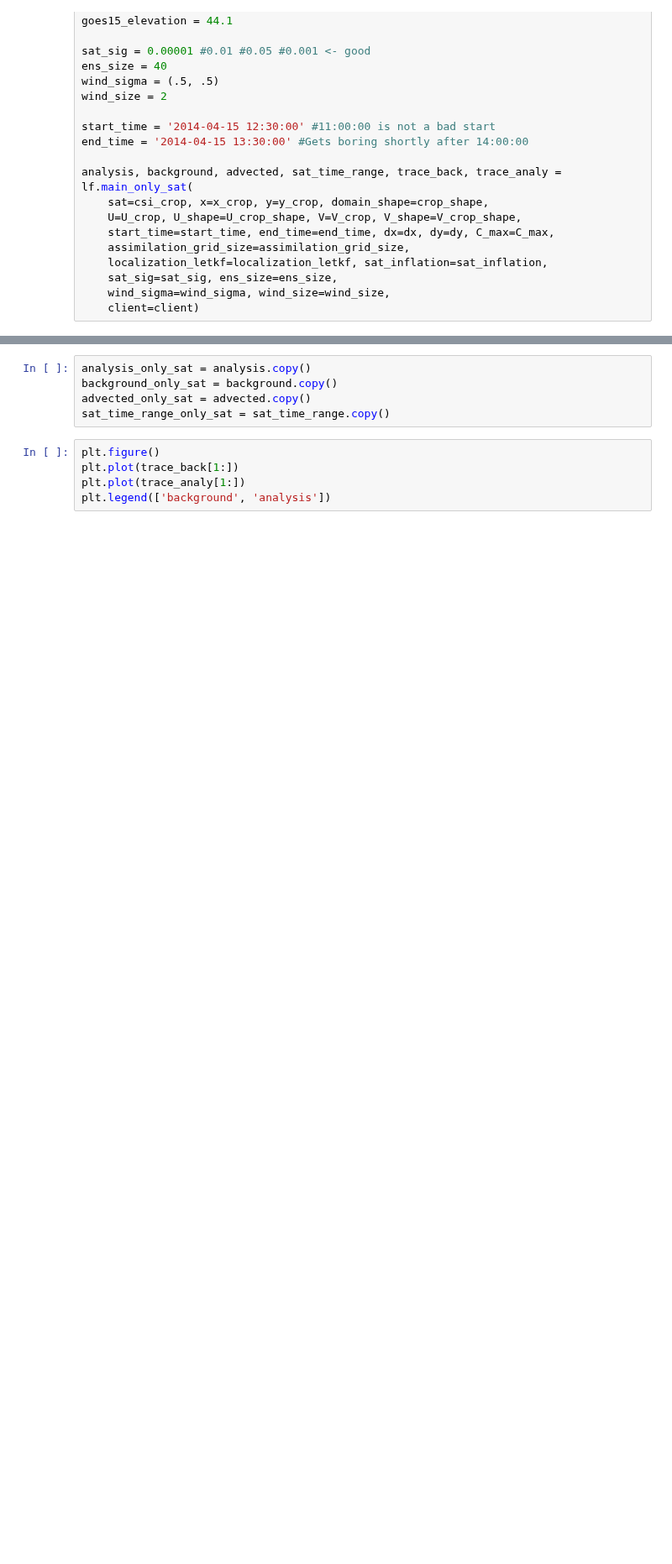
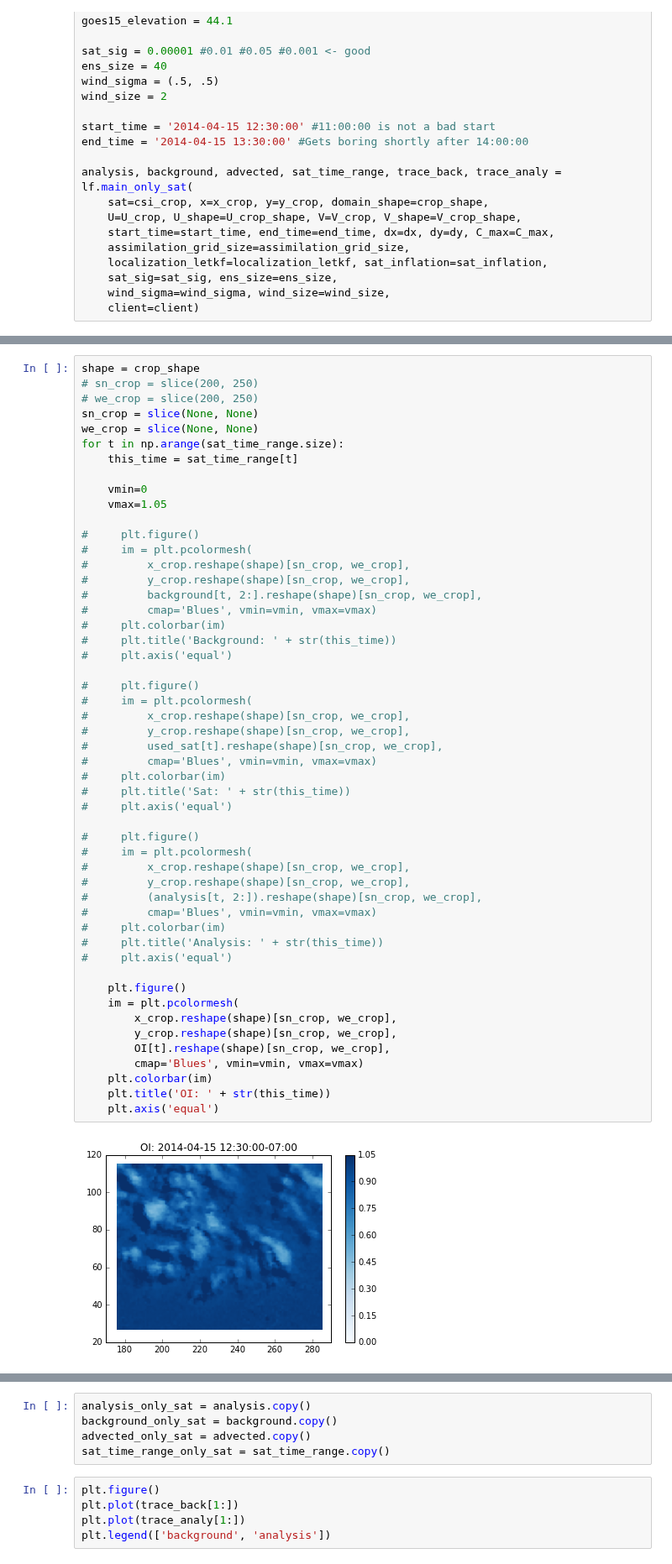
Before and after one commit to travisMharty/letkf_forecasting, a Jupyter notebook: run_file.ipynb, the cells around one changed output, grey strips where cells are left out. Shown at 84% size. Drawn from its saved outputs; the diff is of its cells as text; blank space fills up the shorter version.

```diff
--- a/run_file.ipynb
+++ b/run_file.ipynb
@@ -230,0 +245,53 @@ advection_number: 2
+# %%
+shape = crop_shape
+# sn_crop = slice(200, 250)
+# we_crop = slice(200, 250)
+sn_crop = slice(None, None)
+we_crop = slice(None, None)
+for t in np.arange(sat_time_range.size):
+    this_time = sat_time_range[t]
+
+    vmin=0
+    vmax=1.05
+
+#     plt.figure()
+#     im = plt.pcolormesh(
+#         x_crop.reshape(shape)[sn_crop, we_crop],
+#         y_crop.reshape(shape)[sn_crop, we_crop],
+#         background[t, 2:].reshape(shape)[sn_crop, we_crop],
+#         cmap='Blues', vmin=vmin, vmax=vmax)
+#     plt.colorbar(im)
+#     plt.title('Background: ' + str(this_time))
+#     plt.axis('equal')
+
+#     plt.figure()
+#     im = plt.pcolormesh(
+#         x_crop.reshape(shape)[sn_crop, we_crop],
+#         y_crop.reshape(shape)[sn_crop, we_crop],
+#         used_sat[t].reshape(shape)[sn_crop, we_crop],
+#         cmap='Blues', vmin=vmin, vmax=vmax)
+#     plt.colorbar(im)
+#     plt.title('Sat: ' + str(this_time))
+#     plt.axis('equal')
+
+#     plt.figure()
+#     im = plt.pcolormesh(
+#         x_crop.reshape(shape)[sn_crop, we_crop],
+#         y_crop.reshape(shape)[sn_crop, we_crop],
+#         (analysis[t, 2:]).reshape(shape)[sn_crop, we_crop],
+#         cmap='Blues', vmin=vmin, vmax=vmax)
+#     plt.colorbar(im)
+#     plt.title('Analysis: ' + str(this_time))
+#     plt.axis('equal')
+
+    plt.figure()
+    im = plt.pcolormesh(
+        x_crop.reshape(shape)[sn_crop, we_crop],
+        y_crop.reshape(shape)[sn_crop, we_crop],
+        OI[t].reshape(shape)[sn_crop, we_crop],
+        cmap='Blues', vmin=vmin, vmax=vmax)
+    plt.colorbar(im)
+    plt.title('OI: ' + str(this_time))
+    plt.axis('equal')
+# %% [output]
+[figure, added]
```
Also changed, not shown: parts of 7 cells of this notebook, 1 other file.
